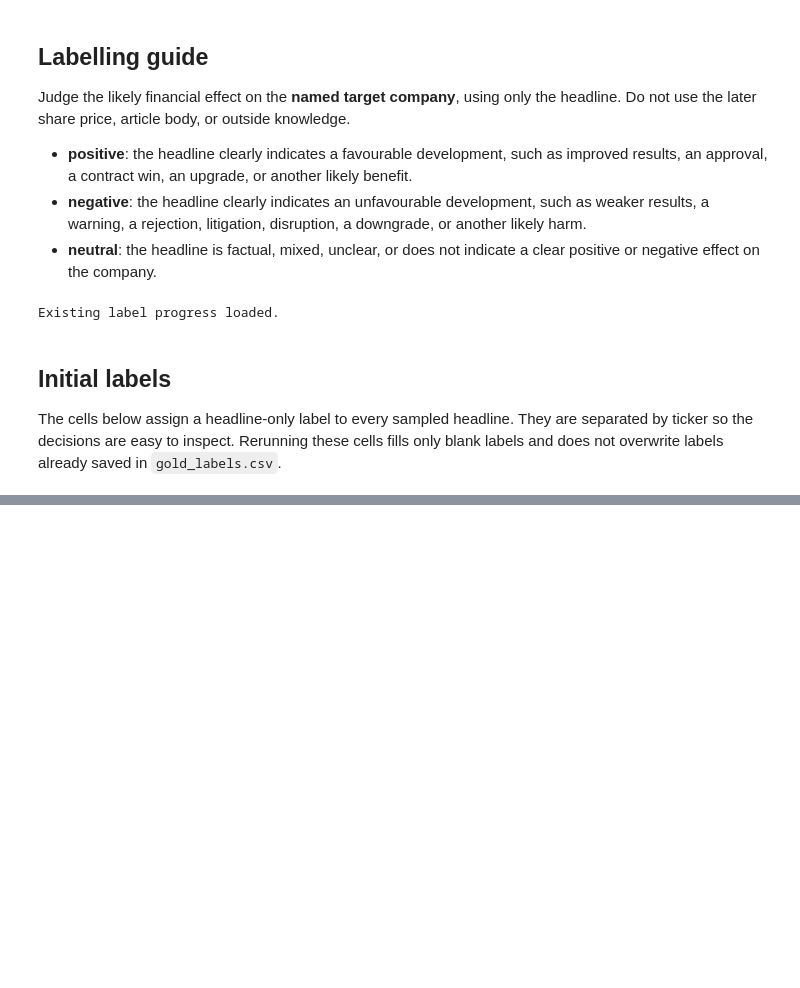
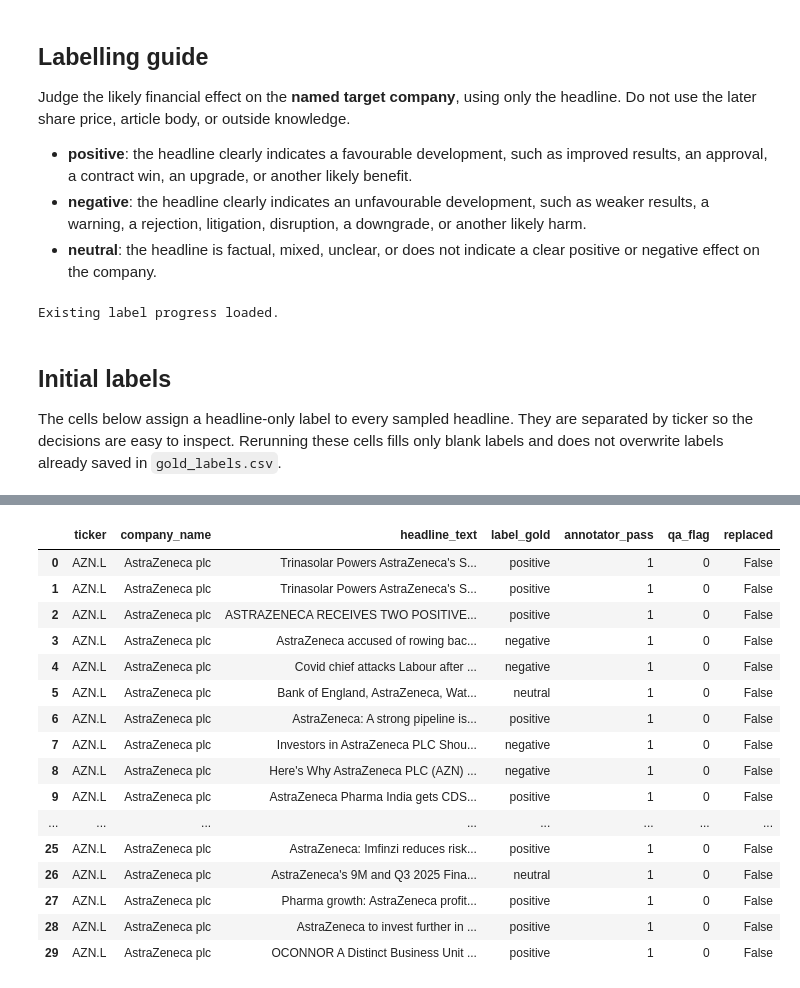
Before and after one commit to Za-Qar/dk-cot_uk_stock, a Jupyter notebook: pipeline/04_label_sentiment.ipynb, the cells around one changed output, grey strips where cells are left out. Saved outputs shown, nothing was run; the diff lists cells and outputs as text; code cells hidden in the pictures; blank space fills up the shorter version.

```diff
--- a/pipeline/04_label_sentiment.ipynb
+++ b/pipeline/04_label_sentiment.ipynb
@@ -84,3 +91,32 @@ RIO.L     30
 SN.L      30
 VOD.L     30
 Name: sampled_headlines, dtype: int64
+# %%
+# Row numbers of sampled headlines that are about a different company. Each one is
+# replaced by an unused headline for the same ticker (added as row 300 onwards)
+# instead of being labelled. Only append to this list, because its order fixes the
+# row numbers of the replacements.
+WRONG_COMPANY_ROWS = []
+
+# The unsampled headlines in a fixed random order, used as replacements.
+reserve_df = aligned_df.loc[
+    ~aligned_df["headline_id"].isin(sample_df["headline_id"])
+].sample(frac=1, random_state=RANDOM_SEED)
+
+initial_sample_size = len(sample_df)
+sample_df["replaced"] = False
+
+for row_number in WRONG_COMPANY_ROWS:
+    assert not sample_df.loc[row_number, "replaced"], f"Row {row_number} is listed twice."
+    ticker = sample_df.loc[row_number, "ticker"]
+    unused_headlines = reserve_df.loc[
+        (reserve_df["ticker"] == ticker)
+        & ~reserve_df["headline_id"].isin(sample_df["headline_id"])
+    ]
+    sample_df.loc[row_number, "replaced"] = True
+    sample_df = pd.concat(
+        [sample_df, unused_headlines.head(1).assign(replaced=False)],
+        ignore_index=True,
+    )
+
+print(f"Wrong-company headlines replaced: {len(WRONG_COMPANY_ROWS)}")
@@ -99,16 +137,18 @@ display_columns = [
     "company_name",
     "published_at_london",
     "headline_text",
+    "replaced",
 ]
+GOLD_COLUMNS = ["headline_id", "label_gold", "annotator_pass", "qa_flag"]
 
 labelling_df = sample_df[display_columns].copy()
 
 if gold_labels_path.exists():
     existing_labels = pd.read_csv(gold_labels_path, keep_default_na=False)
-    expected_gold_columns = [
-        "headline_id", "label_gold", "annotator_pass"
-    ]
-    assert existing_labels.columns.tolist() == expected_gold_columns
+    # Files saved before qa_flag was added only have the first three columns.
+    if "qa_flag" not in existing_labels.columns:
+        existing_labels["qa_flag"] = 0
+    assert existing_labels.columns.tolist() == GOLD_COLUMNS
     assert existing_labels["headline_id"].is_unique
     assert set(existing_labels["headline_id"]).issubset(
         set(labelling_df["headline_id"])
@@ -120,9 +160,11 @@ if gold_labels_path.exists():
     labelling_df["annotator_pass"] = (
         labelling_df["annotator_pass"].fillna(1).astype(int)
     )
+    labelling_df["qa_flag"] = labelling_df["qa_flag"].fillna(0).astype(int)
 else:
     labelling_df["label_gold"] = ""
     labelling_df["annotator_pass"] = 1
+    labelling_df["qa_flag"] = 0
 
 print("Existing label progress loaded.")
 # %% [output]
@@ -228,16 +284,36 @@ Change `TICKER_TO_INSPECT` and run the display cell. If a label is incorrect, up
 # %%
 TICKER_TO_INSPECT = "AZN.L"
 
 display(
     labelling_df.loc[
         labelling_df["ticker"] == TICKER_TO_INSPECT,
         [
             "ticker",
             "company_name",
             "headline_text",
             "label_gold",
             "annotator_pass",
+            "qa_flag",
+            "replaced",
         ],
     ]
 )
+# %% [output]
+|  | ticker | company_name | headline_text | label_gold | annotator_pass | qa_flag | replaced |
+| 0 | AZN.L | AstraZeneca plc | Trinasolar Powers AstraZeneca's S... | positive | 1 | 0 | False |
+| 1 | AZN.L | AstraZeneca plc | Trinasolar Powers AstraZeneca's S... | positive | 1 | 0 | False |
+| 2 | AZN.L | AstraZeneca plc | ASTRAZENECA RECEIVES TWO POSITIVE... | positive | 1 | 0 | False |
+| 3 | AZN.L | AstraZeneca plc | AstraZeneca accused of rowing bac... | negative | 1 | 0 | False |
+| 4 | AZN.L | AstraZeneca plc | Covid chief attacks Labour after ... | negative | 1 | 0 | False |
+| 5 | AZN.L | AstraZeneca plc | Bank of England, AstraZeneca, Wat... | neutral | 1 | 0 | False |
+| 6 | AZN.L | AstraZeneca plc | AstraZeneca: A strong pipeline is... | positive | 1 | 0 | False |
+| 7 | AZN.L | AstraZeneca plc | Investors in AstraZeneca PLC Shou... | negative | 1 | 0 | False |
+| 8 | AZN.L | AstraZeneca plc | Here's Why AstraZeneca PLC (AZN) ... | negative | 1 | 0 | False |
+| 9 | AZN.L | AstraZeneca plc | AstraZeneca Pharma India gets CDS... | positive | 1 | 0 | False |
+| ... | ... | ... | ... | ... | ... | ... | ... |
+| 25 | AZN.L | AstraZeneca plc | AstraZeneca: Imfinzi reduces risk... | positive | 1 | 0 | False |
+| 26 | AZN.L | AstraZeneca plc | AstraZeneca's 9M and Q3 2025 Fina... | neutral | 1 | 0 | False |
+| 27 | AZN.L | AstraZeneca plc | Pharma growth: AstraZeneca profit... | positive | 1 | 0 | False |
+| 28 | AZN.L | AstraZeneca plc | AstraZeneca to invest further in ... | positive | 1 | 0 | False |
+| 29 | AZN.L | AstraZeneca plc | OCONNOR A Distinct Business Unit ... | positive | 1 | 0 | False |
 # %%
```
Also changed, not shown: parts of 15 cells of this notebook, 17 other files.
